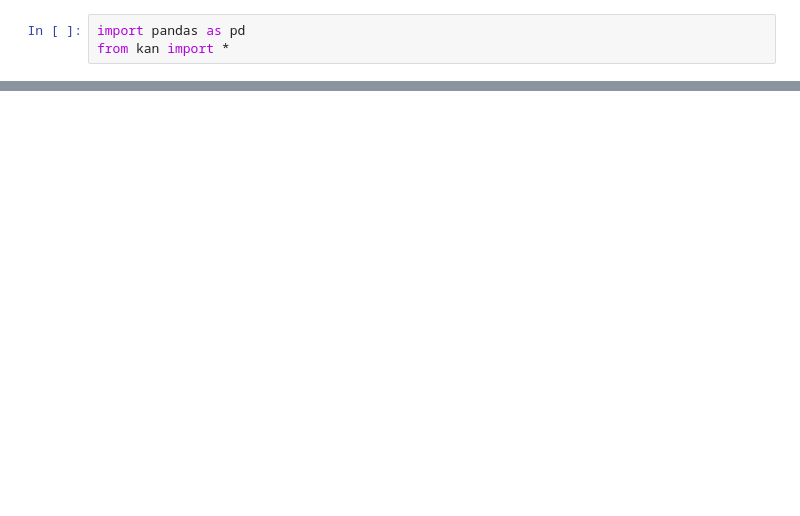
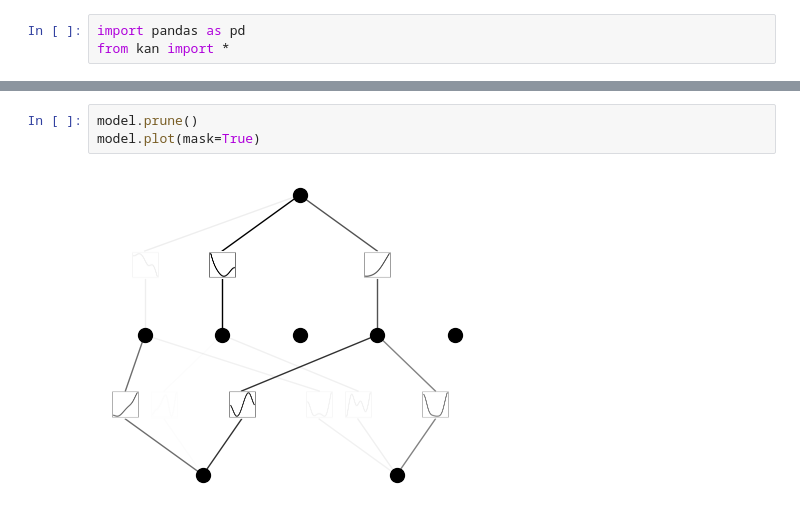
Before and after one commit to vollas/mil, a Jupyter notebook: kan/00--initial.ipynb, the cells around one changed output, grey strips where cells are left out. Cells and saved outputs as stored; diff of their text form; blank space fills up the shorter version.

```diff
--- a/kan/00--initial.ipynb
+++ b/kan/00--initial.ipynb
@@ -7,0 +27,5 @@ RuntimeError: Found no NVIDIA driver on your system. Please check that you have
+# %%
+model.prune()
+model.plot(mask=True)
+# %% [output]
+[figure, added]
```
Also changed, not shown: parts of 8 cells of this notebook.
